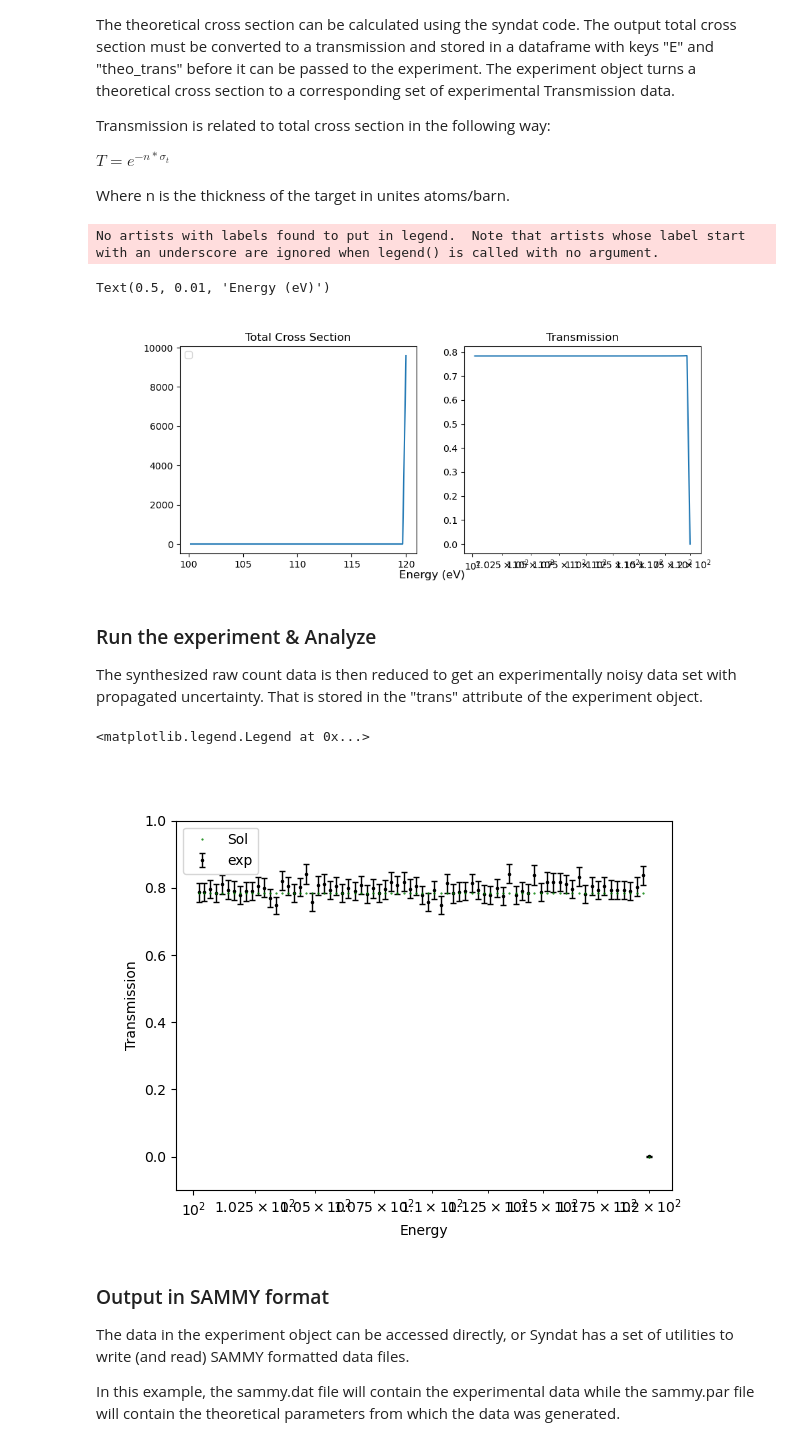
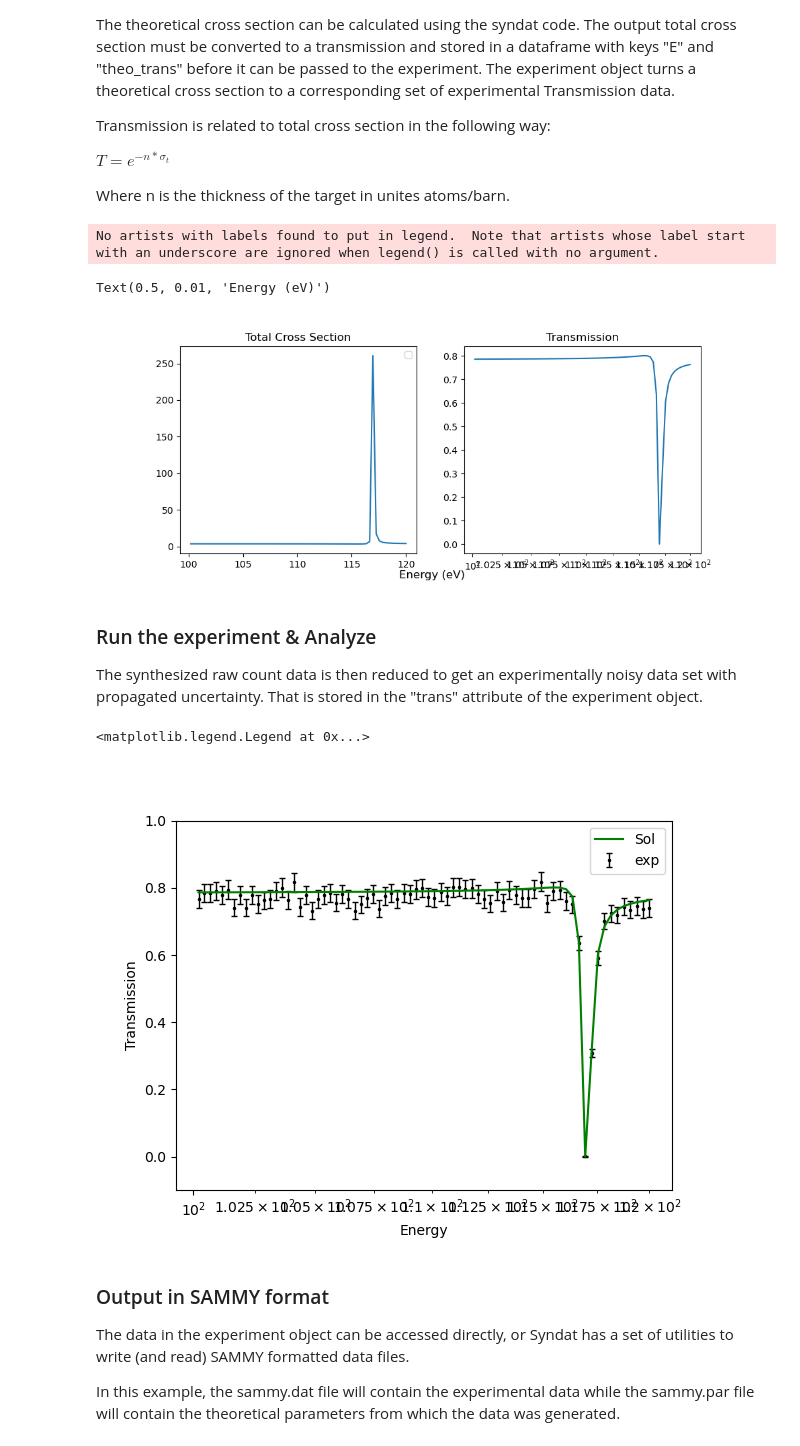
Before and after one commit to Naww137/Syndat, a Jupyter notebook: examples/GenerateData_UserExample.ipynb, the cells around one changed output. Saved outputs shown, nothing was run; the diff lists cells and outputs as text; code cells hidden in the pictures.

```diff
--- a/examples/GenerateData_UserExample.ipynb
+++ b/examples/GenerateData_UserExample.ipynb
@@ -92,7 +92,7 @@ average_parameters = pd.DataFrame({ 'dE'    :   {'3.0':8.79, '4.0':4.99},
 
 # resonance_ladder = Ta_pair.sample_resonance_ladder(energy_grid, spin_groups, average_parameters)
 # resonance_ladder = pd.DataFrame({'E':[1.94707086e+03,2.054739864e+03], 'Gg':[481.1, 536.2], 'gnx2':[113, 847], 'J':[3,3], 'chs':[1,1], 'lwave':[[0],[0]], 'J_ID':[None, None]})
-resonance_ladder = pd.DataFrame({'E':[120], 'Gg':[0], 'gnx2':[1], 'J':[3], 'chs':[1], 'lwave':[[0]], 'J_ID':[None]})
+resonance_ladder = pd.DataFrame({'E':[117], 'Gg':[50], 'gnx2':[130], 'J':[3], 'chs':[1], 'lwave':[[0]], 'J_ID':[None]})
 
 # # look at your resonance ladder
 resonance_ladder
@@ -148,7 +148,7 @@ fig.supxlabel('Energy (eV)')
 # %% [output]
 No artists with labels found to put in legend.  Note that artists whose label start with an underscore are ignored when legend() is called with no argument.
 Text(0.5, 0.01, 'Energy (eV)')
-[figure, old version]
+[figure, new version]
 # %% [markdown]
 ### Run the experiment & Analyze
 
@@ -171,18 +171,18 @@ exp.run(theoretical_df)
 # %%
 figure()
 # plot(exp.trans.E, exp.trans.exp_trans, '.', ms=1, label='exp')
-errorbar(exp.trans.E, exp.trans.exp_trans, yerr=exp.trans.exp_trans_unc, zorder=0,
+errorbar(exp.trans.E, exp.trans.exp_trans, yerr=np.sqrt(np.diag(exp.CovT)), zorder=0,
                                         fmt='.', color='k', linewidth=1, markersize=3, capsize=2, label='exp')
 
-plot(exp.theo.E, exp.theo.theo_trans, '.', ms=1, color='g', label='Sol', zorder=2)
+plot(exp.theo.E, exp.theo.theo_trans, '-', ms=1, color='g', label='Sol', zorder=2)
 
 ylim([-.1, 1])
 xscale('log')
 xlabel('Energy'); ylabel('Transmission')
 legend()
 # %% [output]
 <matplotlib.legend.Legend at 0x...>
-[figure, old version]
+[figure, new version]
 # %% [markdown]
 ### Output in SAMMY format
 
```
Also changed, not shown: parts of 4 cells of this notebook, 3 other files.
